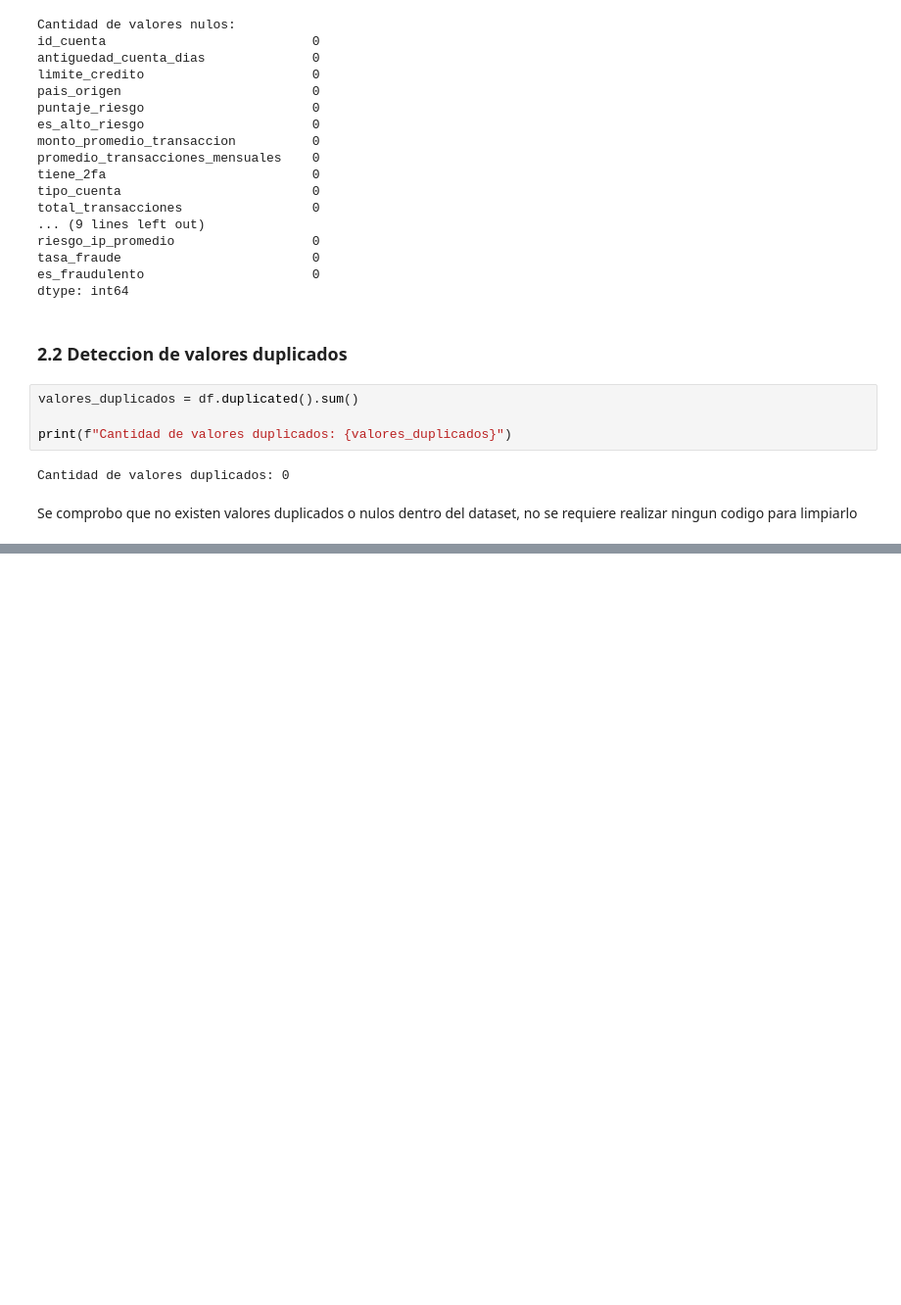
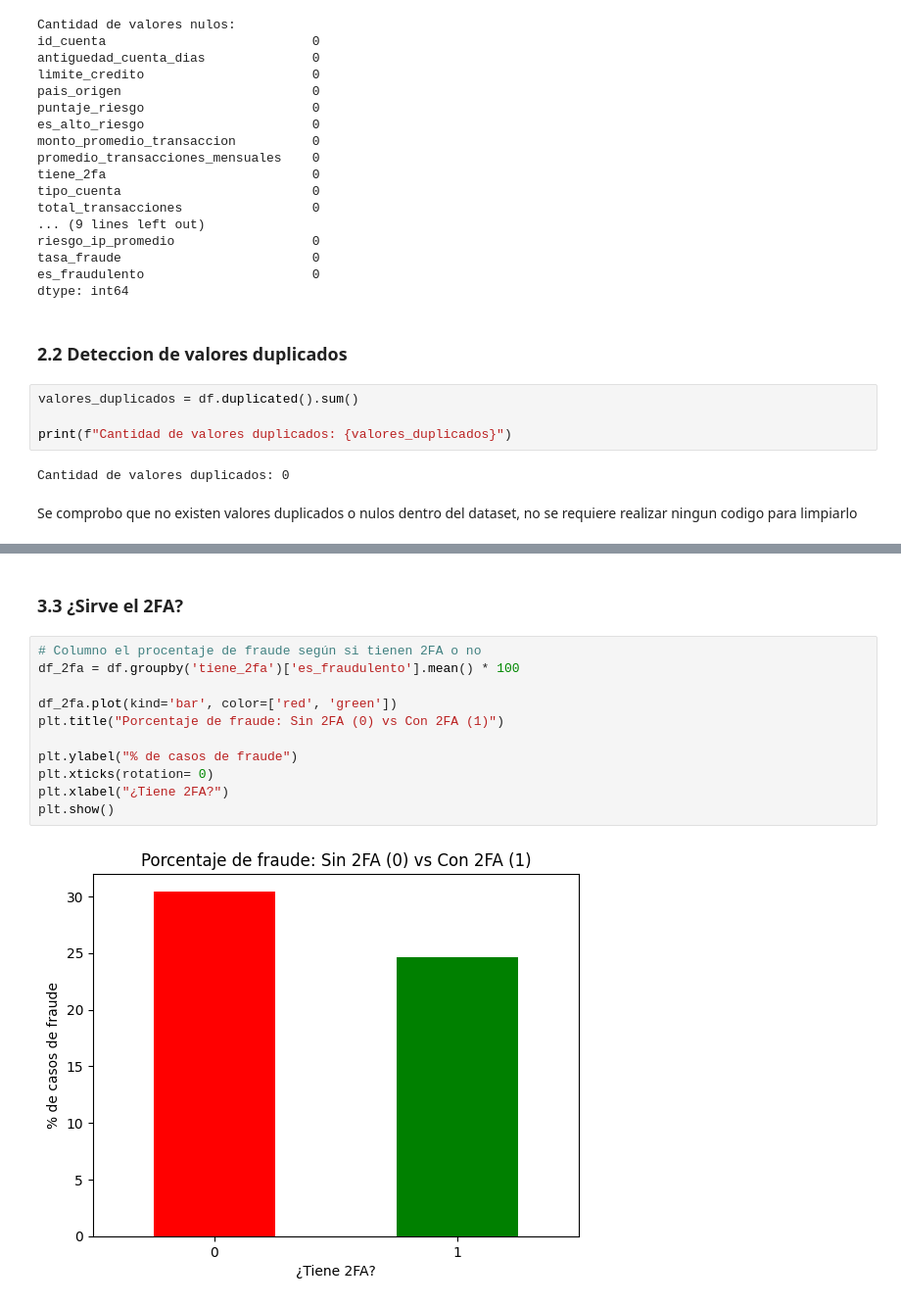
Before and after one commit to IgnacioToy/analisis-de-deteccion-de-fraude-bancario, a Jupyter notebook: netbooks/00_expliracion.ipynb, the cells around one changed output, grey strips where cells are left out. Shown at 98% size. Saved outputs shown, nothing was run; the diff lists cells and outputs as text; blank space fills up the shorter version.

```diff
--- a/netbooks/00_expliracion.ipynb
+++ b/netbooks/00_expliracion.ipynb
@@ -185,0 +267,15 @@ Se comprobo que no existen valores duplicados o nulos dentro del dataset, no se
+# %% [markdown]
+### 3.3 ¿Sirve el 2FA?
+# %%
+# Columno el procentaje de fraude según si tienen 2FA o no
+df_2fa = df.groupby('tiene_2fa')['es_fraudulento'].mean() * 100
+
+df_2fa.plot(kind='bar', color=['red', 'green'])
+plt.title("Porcentaje de fraude: Sin 2FA (0) vs Con 2FA (1)")
+
+plt.ylabel("% de casos de fraude")
+plt.xticks(rotation= 0)
+plt.xlabel("¿Tiene 2FA?")
+plt.show()
+# %% [output]
+[figure, added]
```
Also changed, not shown: parts of 11 cells of this notebook.
